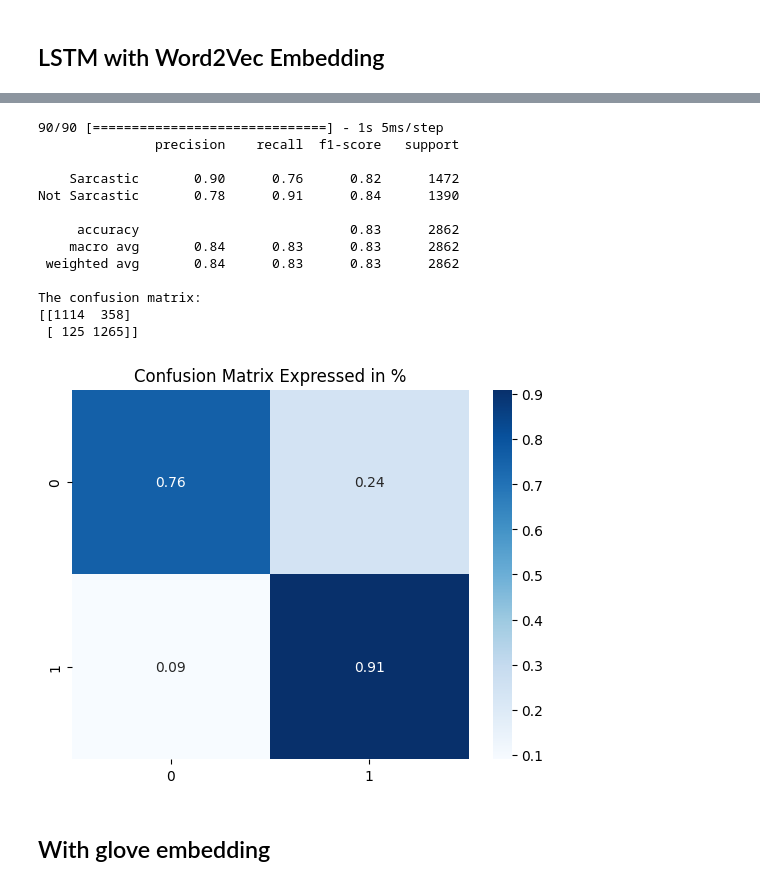
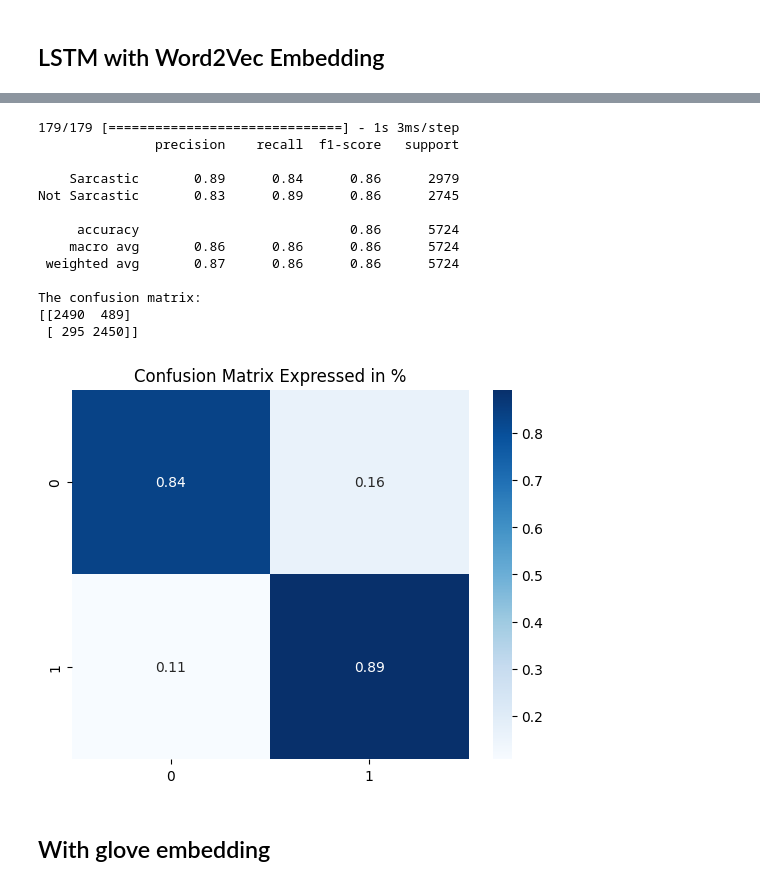
Before and after one commit to bodinestubbe/ML_2024, a Jupyter notebook: LSTM_original.ipynb, the cells around one changed output, grey strips where cells are left out. Cells and saved outputs as stored; diff of their text form; code cells hidden in the pictures.

Commit message:
test set gerund op lstm origial

```diff
--- a/LSTM_original.ipynb
+++ b/LSTM_original.ipynb
@@ -387,20 +396,20 @@ plotCurves(history_lstm_w2vec, "LSTM with word2vec embedding")
 # %%
-printModelStats(best_model_lstm_w2vec, X_val, y_val)
+printModelStats(best_model_lstm_w2vec, X_test, y_test)
 # %% [output]
-90/90 [==============================] - 1s 5ms/step
+179/179 [==============================] - 1s 3ms/step
                precision    recall  f1-score   support
 
-    Sarcastic       0.90      0.76      0.82      1472
-Not Sarcastic       0.78      0.91      0.84      1390
+    Sarcastic       0.89      0.84      0.86      2979
+Not Sarcastic       0.83      0.89      0.86      2745
 
-     accuracy                           0.83      2862
-    macro avg       0.84      0.83      0.83      2862
- weighted avg       0.84      0.83      0.83      2862
+     accuracy                           0.86      5724
+    macro avg       0.86      0.86      0.86      5724
+ weighted avg       0.87      0.86      0.86      5724
 
 The confusion matrix:
-[[1114  358]
- [ 125 1265]]
+[[2490  489]
+ [ 295 2450]]
-[figure, old version]
+[figure, new version]
 # %% [markdown]
 ## With glove embedding
 # %%
```
Also changed, not shown: parts of 15 cells of this notebook.
